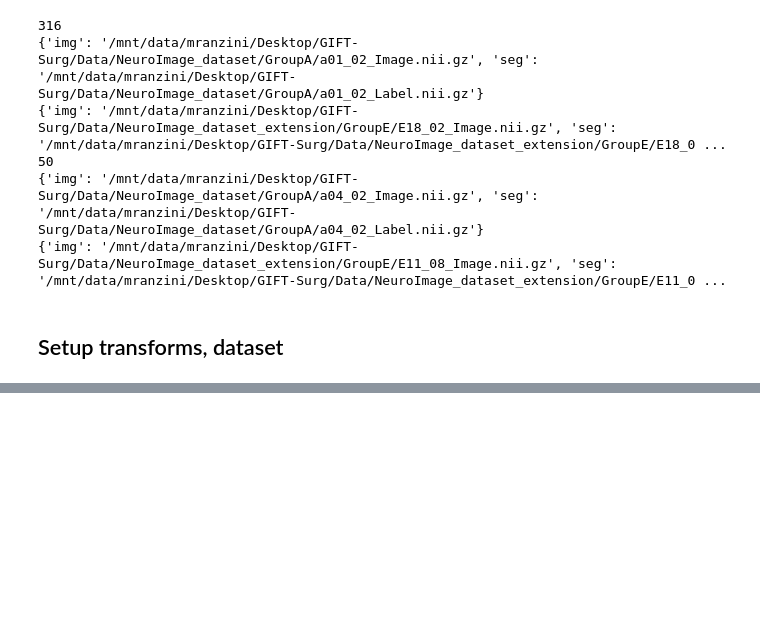
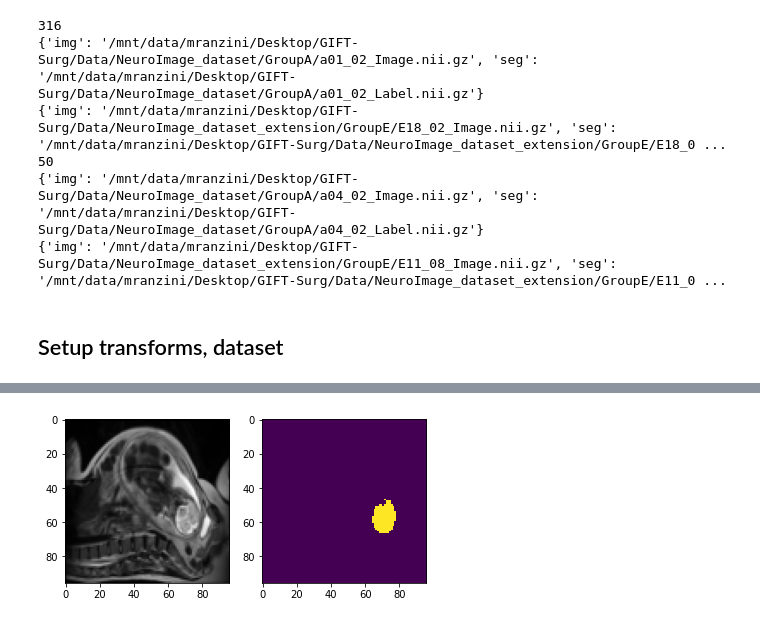
Before and after one commit to gift-surg/FetalBrainSegmentation_MONAI, a Jupyter notebook: notebooks/data_reader_debug.ipynb, the cells around one changed output, grey strips where cells are left out. Cells and saved outputs as stored; diff of their text form; code cells hidden in the pictures; blank space fills up the shorter version.

```diff
--- a/notebooks/data_reader_debug.ipynb
+++ b/notebooks/data_reader_debug.ipynb
@@ -243,0 +203,77 @@ check_data['seg'][0, 0, 50, 40:60, 0]
+# %%
+num_classes = 1
+labels = [1]
+
+# if num_classes == 1:
+#     train_transforms = Compose([
+#         LoadNiftid(keys=['img', 'seg']),
+#         AddChanneld(keys=['img', 'seg']),
+#         NormalizeIntensityd(keys=['img']),
+#         Resized(keys=['img', 'seg'], spatial_size=[96, 96], interp_order=[1, 0], anti_aliasing=[True, False]),
+#         RandSpatialCropd(keys=['img', 'seg'], roi_size=[96, 96, 1], random_size=False),
+#         RandRotated(keys=['img', 'seg'], degrees=90, prob=0.2, spatial_axes=[0, 1], interp_order=[1, 0], reshape=False),
+#         RandFlipd(keys=['img', 'seg'], spatial_axis=[0, 1]),
+#         SqueezeDimd(keys=['img', 'seg'], dim=-1),
+#         ToTensord(keys=['img', 'seg'])
+#     ])
+# else:
+train_transforms = Compose([
+    LoadNiftid(keys=['img', 'seg']),
+    ConverToOneHotd(keys=['seg'], labels=labels),
+    AddChanneld(keys=['img']),
+    NormalizeIntensityd(keys=['img']),
+    Resized(keys=['img', 'seg'], spatial_size=[96, 96], interp_order=[1, 0], anti_aliasing=[True, False]),
+    RandSpatialCropd(keys=['img', 'seg'], roi_size=[96, 96, 1], random_size=False),
+    RandRotated(keys=['img', 'seg'], degrees=90, prob=0.2, spatial_axes=[0, 1], interp_order=[1, 0], reshape=False),
+    RandFlipd(keys=['img', 'seg'], spatial_axis=[0, 1]),
+    SqueezeDimd(keys=['img', 'seg'], dim=-1),
+    ToTensord(keys=['img', 'seg'])
+])
+
+check_train_files = train_files[:4]
+# print(check_train_files)
+
+# define dataset, data loader
+check_ds = monai.data.Dataset(data=check_train_files, transform=train_transforms)
+# use batch_size=2 to load images
+check_loader = DataLoader(check_ds, batch_size=2, num_workers=1, collate_fn=list_data_collate,
+                          pin_memory=torch.cuda.is_available())
+check_data = monai.utils.misc.first(check_loader)
+print(check_data['img'].shape, check_data['seg'].shape)
+
+plt.figure(figsize=(10, 5))
+plt.subplot(131)
+plt.imshow(check_data['img'][0, 0, :, :], cmap='gray')
+plt.subplot(132)
+plt.imshow(check_data['seg'][0, 0, :, :], interpolation="nearest")
+print("Segmentation limits: channel 0")
+print(torch.min(check_data['seg'][0, 0, :, :]))
+print(torch.max(check_data['seg'][0, 0, :, :]))
+if num_classes == 2:
+    plt.subplot(133)
+    plt.imshow(check_data['seg'][0, 1, : , :], interpolation="nearest")
+    print("Segmentation limits: channel 1")
+    print(torch.min(check_data['seg'][0, 1, :, :]))
+    print(torch.max(check_data['seg'][0, 1, :, :]))
+
+# val_transforms = Compose([
+#     LoadNiftid(keys=['img', 'seg']),
+#     AddChanneld(keys=['img', 'seg']),
+#     NormalizeIntensityd(keys=['img']),
+#     Resized(keys=['img'], spatial_size=[96, 96], order=1),
+#     Resized(keys=['seg'], spatial_size=[96, 96], order=0, anti_aliasing=False),
+#     ToTensord(keys=['img', 'seg'])
+# ])
+
+# # create a training data loader
+# train_ds = monai.data.Dataset(data=train_files, transform=train_transforms)
+# train_loader = DataLoader(train_ds, batch_size=10, shuffle=True, num_workers=4,
+#                           collate_fn=list_data_collate, pin_memory=torch.cuda.is_available())
+# check_train_data = monai.utils.misc.first(train_loader)
+# print(check_train_data['img'].shape, check_train_data['seg'].shape)
+
+# # create a validation data loader
+# val_ds = monai.data.Dataset(data=val_files, transform=val_transforms)
+# val_loader = DataLoader(val_ds, batch_size=1, num_workers=4, collate_fn=list_data_collate,
+#                         pin_memory=torch.cuda.is_available())
+# %% [output]
@@ -243,0 +284 @@ check_data['seg'][0, 0, 50, 40:60, 0]
+[figure, added]
```
Also changed, not shown: parts of 5 cells of this notebook, 1 other file.
